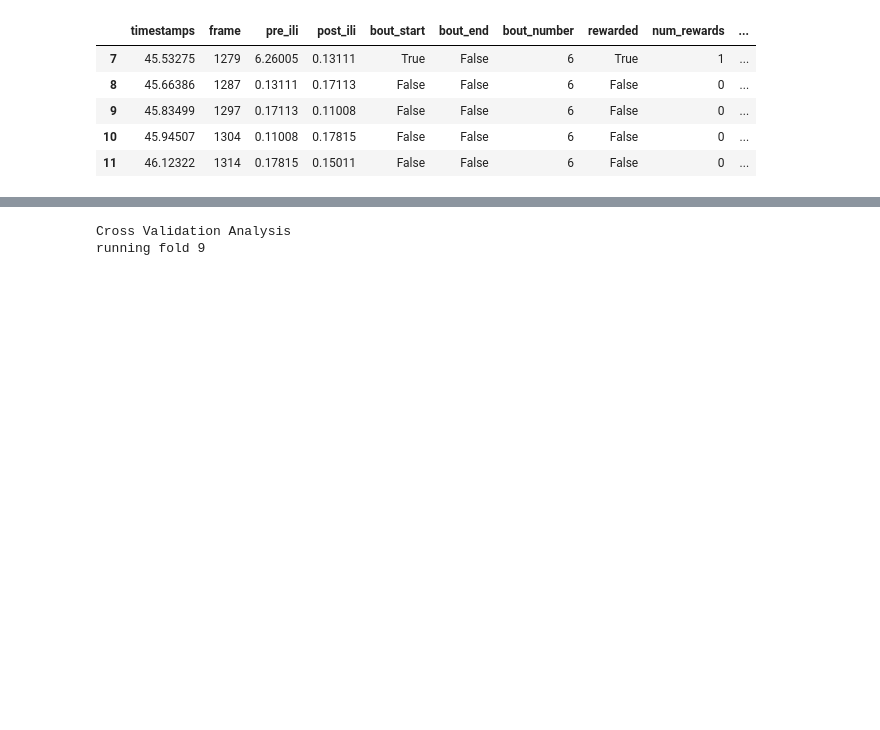
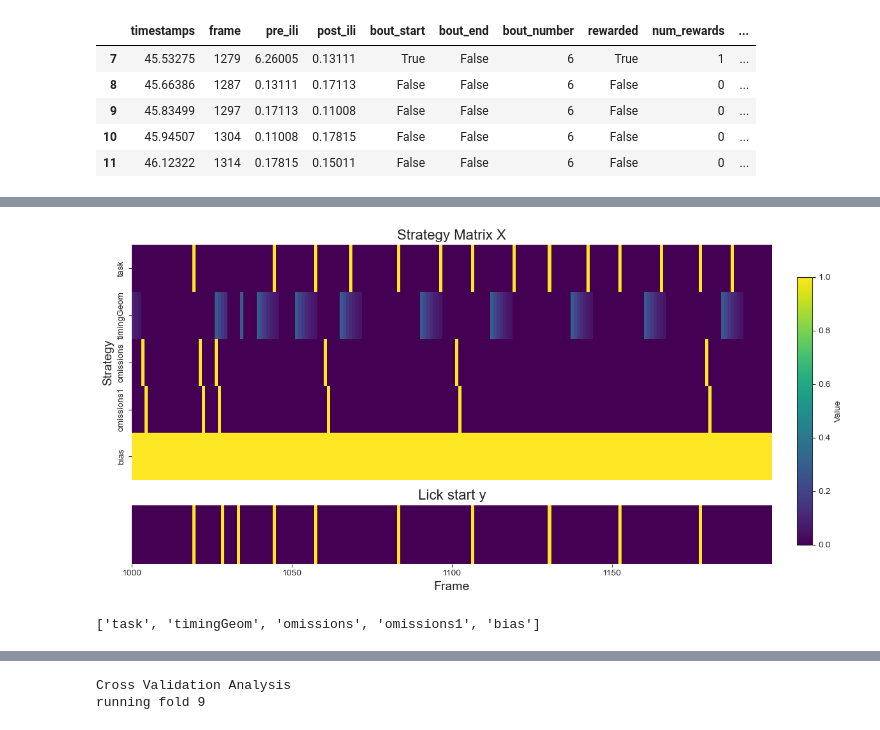
Before and after one commit to cici-xingyu-zheng/swdb_2024_strategy, a Jupyter notebook: test_function_migration.ipynb, the cells around one changed output, grey strips where cells are left out. Drawn from its saved outputs; the diff is of its cells as text; code cells hidden in the pictures; blank space fills up the shorter version.

```diff
--- a/test_function_migration.ipynb
+++ b/test_function_migration.ipynb
@@ -102,0 +108,9 @@ WARNING: sigDay has no effect, dayLength not supplied in dat
+# %%
+strategy_list = ['task', 'timingGeom', 'omissions','omissions1', 'bias']
+format_Xy.visualize_design(psydata['full_df'], strategy_list, 'plots/explore/weights_alt', t_start = 1000)
+# %% [output]
+[figure, added]
+# %%
+strategy_list
+# %% [output]
+['task', 'timingGeom', 'omissions', 'omissions1', 'bias']
```
Also changed, not shown: parts of 10 cells of this notebook, 7 other files.
